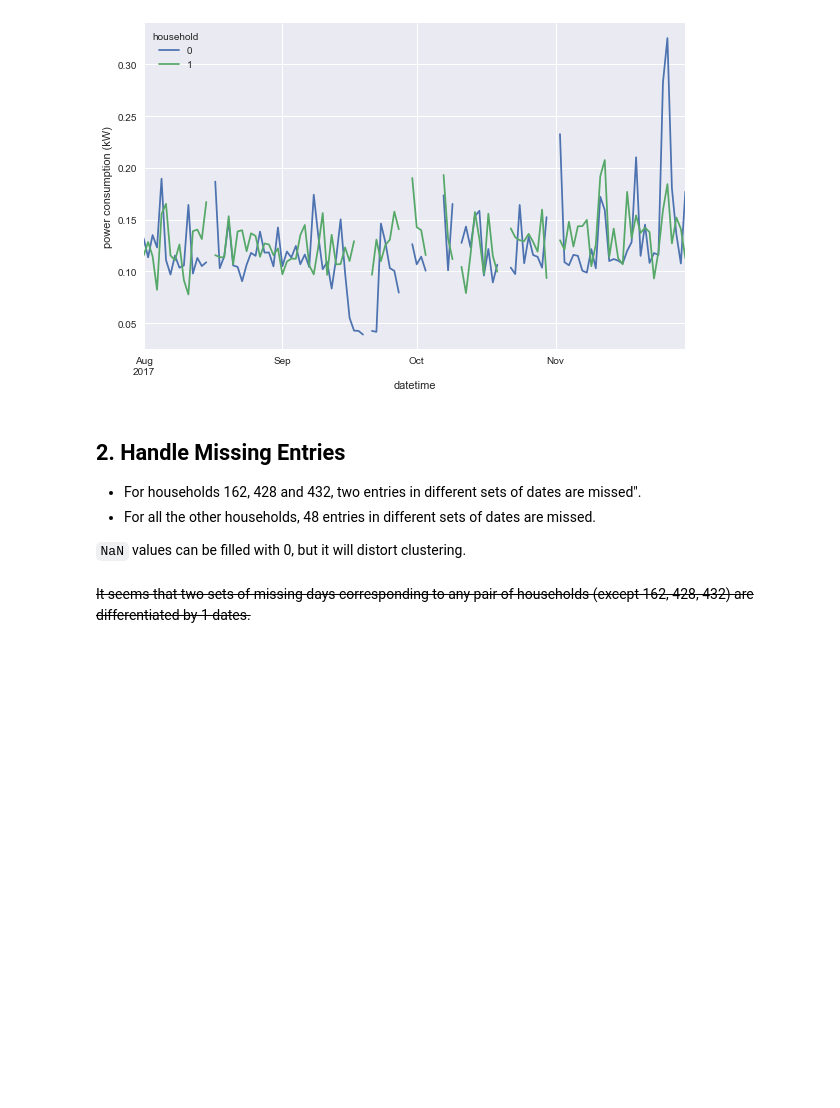
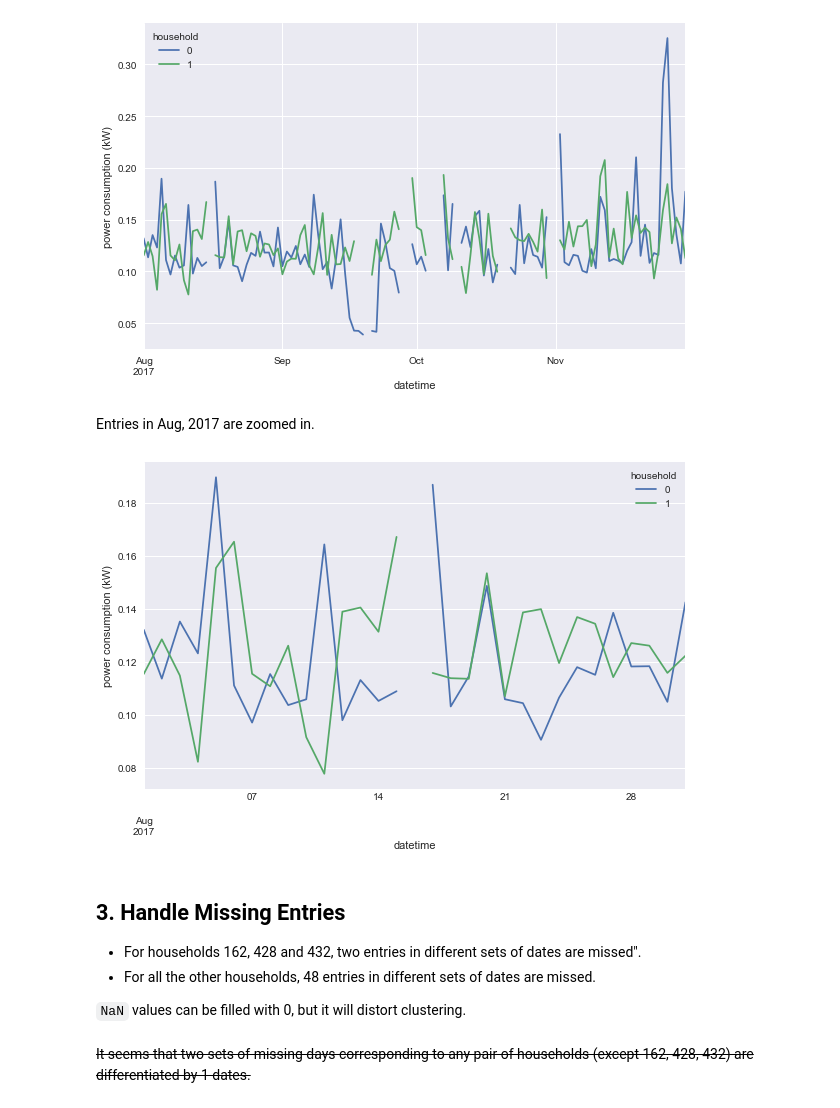
Before and after one commit to edxu96/elec_consumption, a Jupyter notebook: index.ipynb, the cells around one changed output. Cells and saved outputs as stored; diff of their text form; code cells hidden in the pictures; blank space fills up the shorter version.

Commit message:
Daily average spanning one month (#30)

```diff
--- a/index.ipynb
+++ b/index.ipynb
@@ -91,8 +93,17 @@ df_daily = df.iloc[:, :2].resample('1D', closed='left').mean()
 df_daily.plot(ylabel='power consumption (kW)');
 # %% [output]
 [figure]
+# %% [markdown]
+Entries in Aug, 2017 are zoomed in.
+# %%
+#hide_input
+df_daily[
+    df_daily.index.date <= datetime.date(2017, 8, 31)
+].plot(ylabel='power consumption (kW)');
+# %% [output]
+[figure, added]
 # %% [markdown]
-## 2. Handle Missing Entries
+## 3. Handle Missing Entries
 
 - For households 162, 428 and 432, two entries in different sets of dates are missed".
 - For all the other households, 48 entries in different sets of dates are missed.
```
Also changed, not shown: parts of 7 cells of this notebook.
